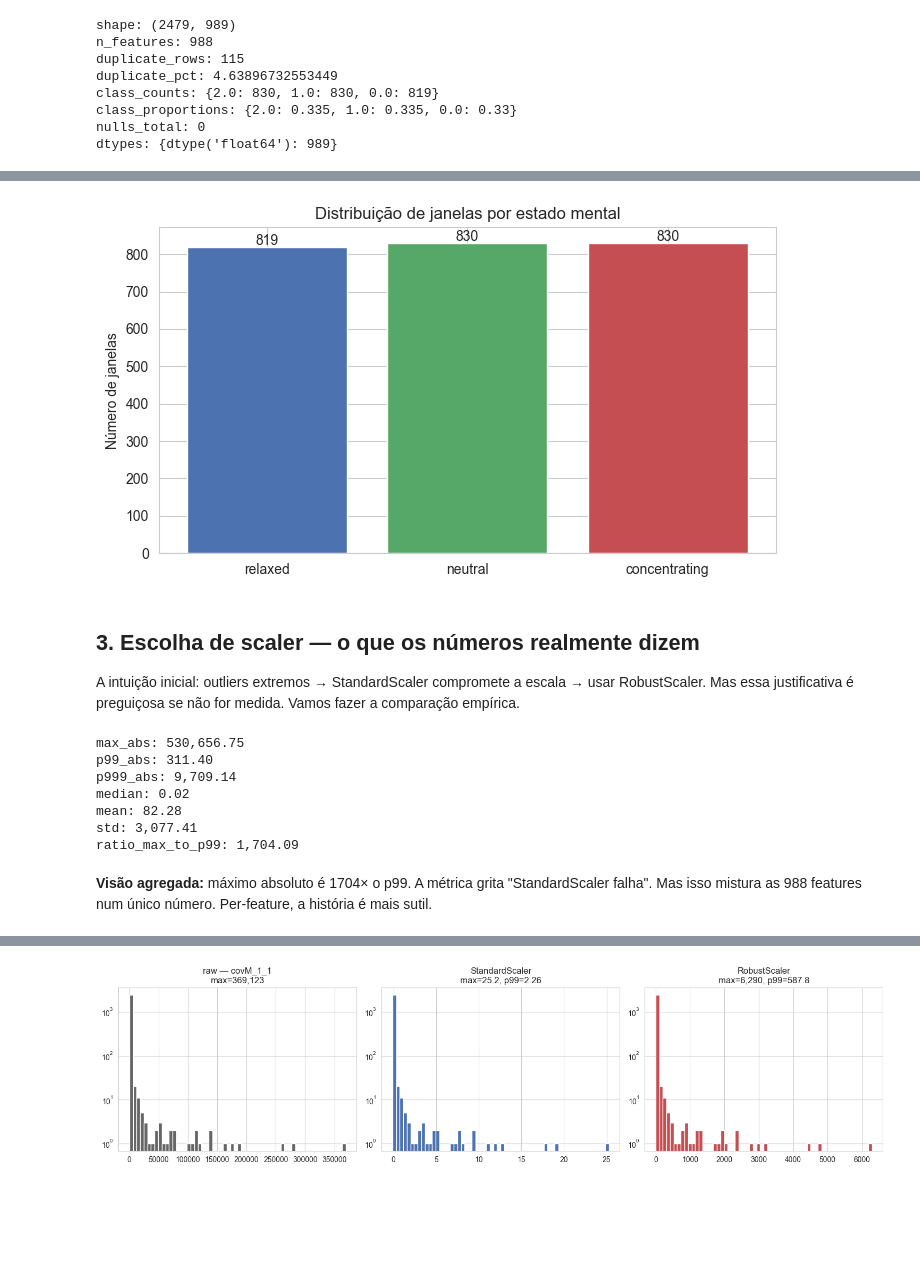
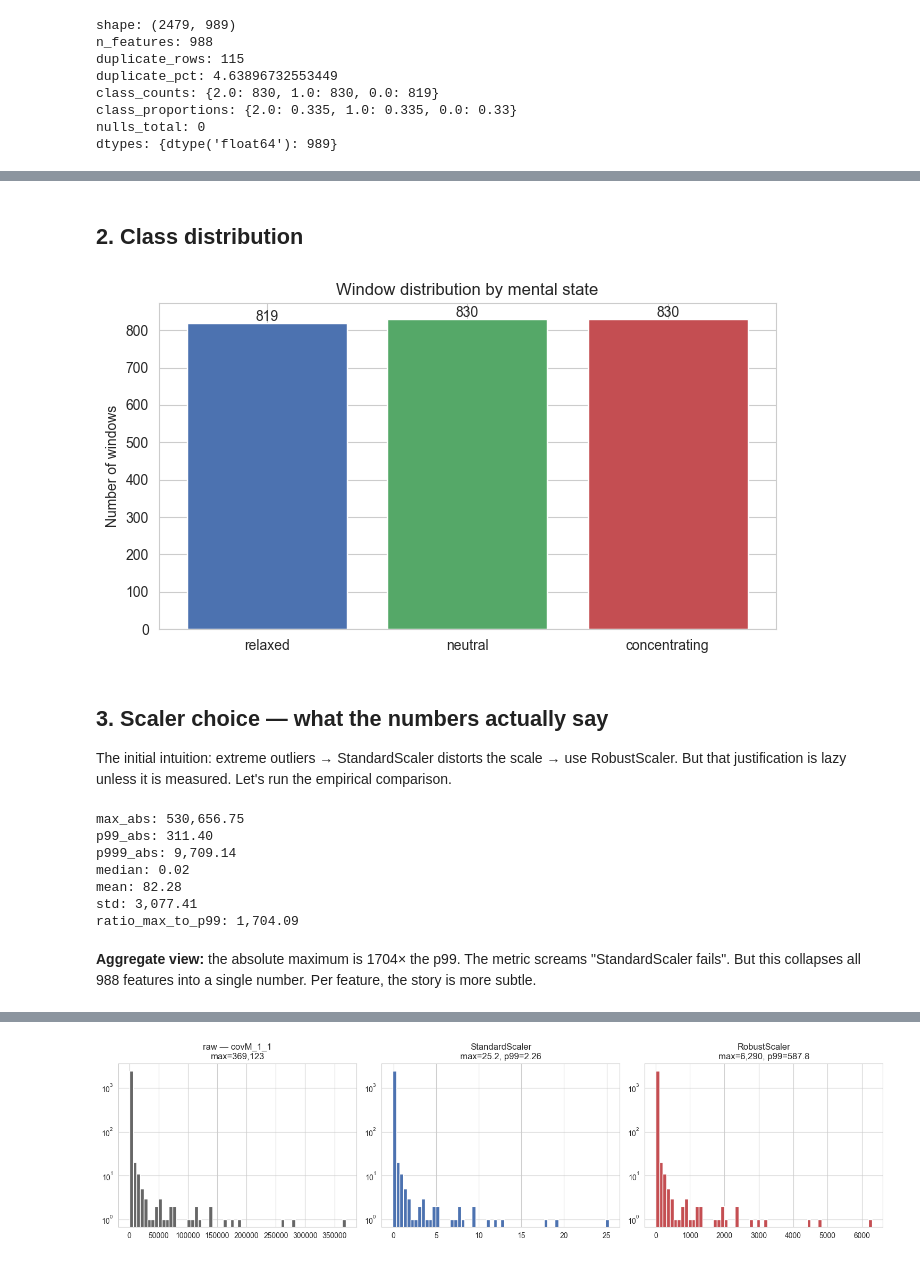
Before and after one commit to GabeMed/eeg-mental-state-classifier, a Jupyter notebook: notebooks/01_eda.ipynb, the cells around one changed output, grey strips where cells are left out. Saved outputs shown, nothing was run; the diff lists cells and outputs as text; code cells hidden in the pictures; blank space fills up the shorter version.

```diff
--- a/notebooks/01_eda.ipynb
+++ b/notebooks/01_eda.ipynb
@@ -59,19 +57,21 @@ dtypes: {dtype('float64'): 989}
+# %% [markdown]
+## 2. Class distribution
 # %%
 fig, ax = plt.subplots(figsize=(7, 4))
 counts = df[LABEL_COL].value_counts().sort_index()
 ax.bar([class_name(c) for c in counts.index], counts.values, color=['#4C72B0', '#55A868', '#C44E52'])
-ax.set_title('Distribuição de janelas por estado mental')
-ax.set_ylabel('Número de janelas')
+ax.set_title('Window distribution by mental state')
+ax.set_ylabel('Number of windows')
 for i, v in enumerate(counts.values):
     ax.text(i, v + 5, str(v), ha='center')
 plt.tight_layout()
 plt.show()
 # %% [output]
-[figure, old version]
+[figure, new version]
-# %% [markdown]
-## 3. Escolha de scaler — o que os números realmente dizem
-
-A intuição inicial: outliers extremos → StandardScaler compromete a escala → usar RobustScaler. Mas essa justificativa é preguiçosa se não for medida. Vamos fazer a comparação empírica.
+# %% [markdown]
+## 3. Scaler choice — what the numbers actually say
+
+The initial intuition: extreme outliers → StandardScaler distorts the scale → use RobustScaler. But that justification is lazy unless it is measured. Let's run the empirical comparison.
 # %%
 outliers = outlier_profile(df)
 for k, v in outliers.items():
@@ -87,8 +87,8 @@ median: 0.02
 mean: 82.28
 std: 3,077.41
 ratio_max_to_p99: 1,704.09
-# %% [markdown]
-**Visão agregada:** máximo absoluto é 1704× o p99. A métrica grita "StandardScaler falha". Mas isso mistura as 988 features num único número. Per-feature, a história é mais sutil.
+# %% [markdown]
+**Aggregate view:** the absolute maximum is 1704× the p99. The metric screams "StandardScaler fails". But this collapses all 988 features into a single number. Per feature, the story is more subtle.
 # %%
 from sklearn.preprocessing import StandardScaler, RobustScaler
 
```
Also changed, not shown: parts of 24 cells of this notebook, 17 other files.
